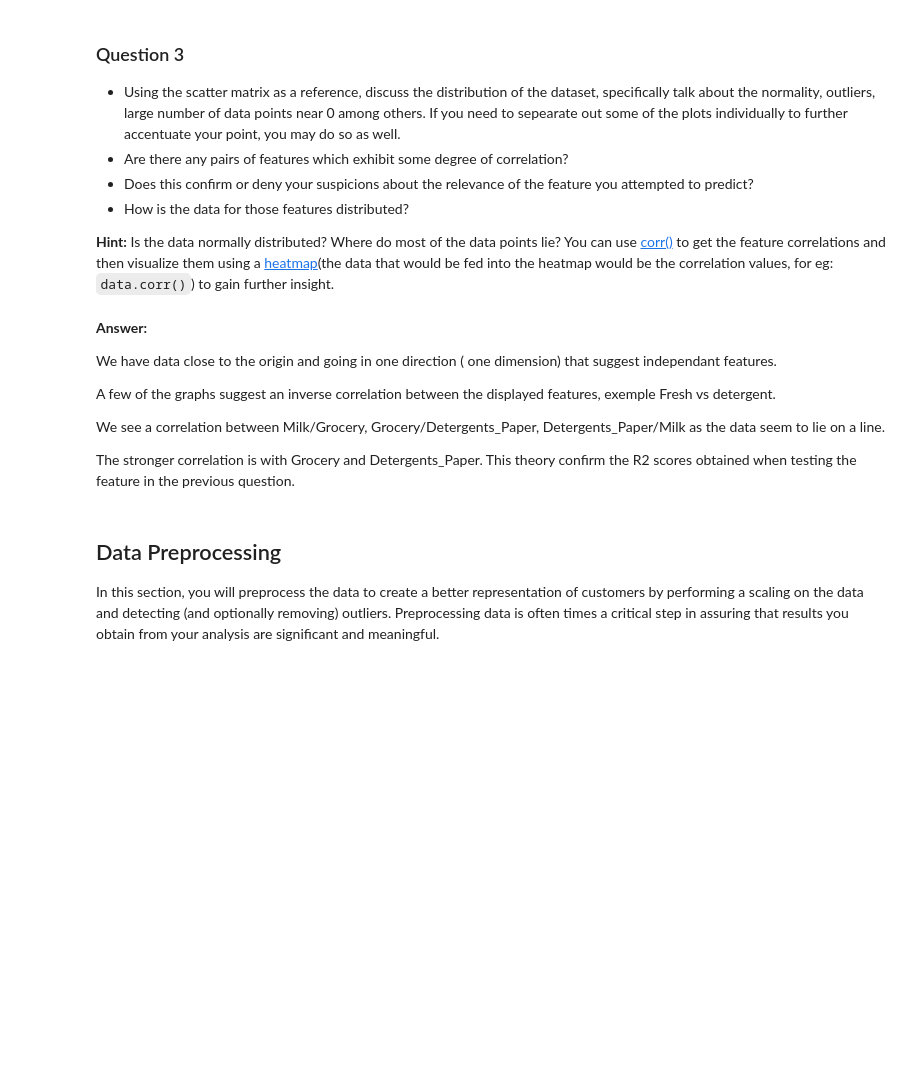
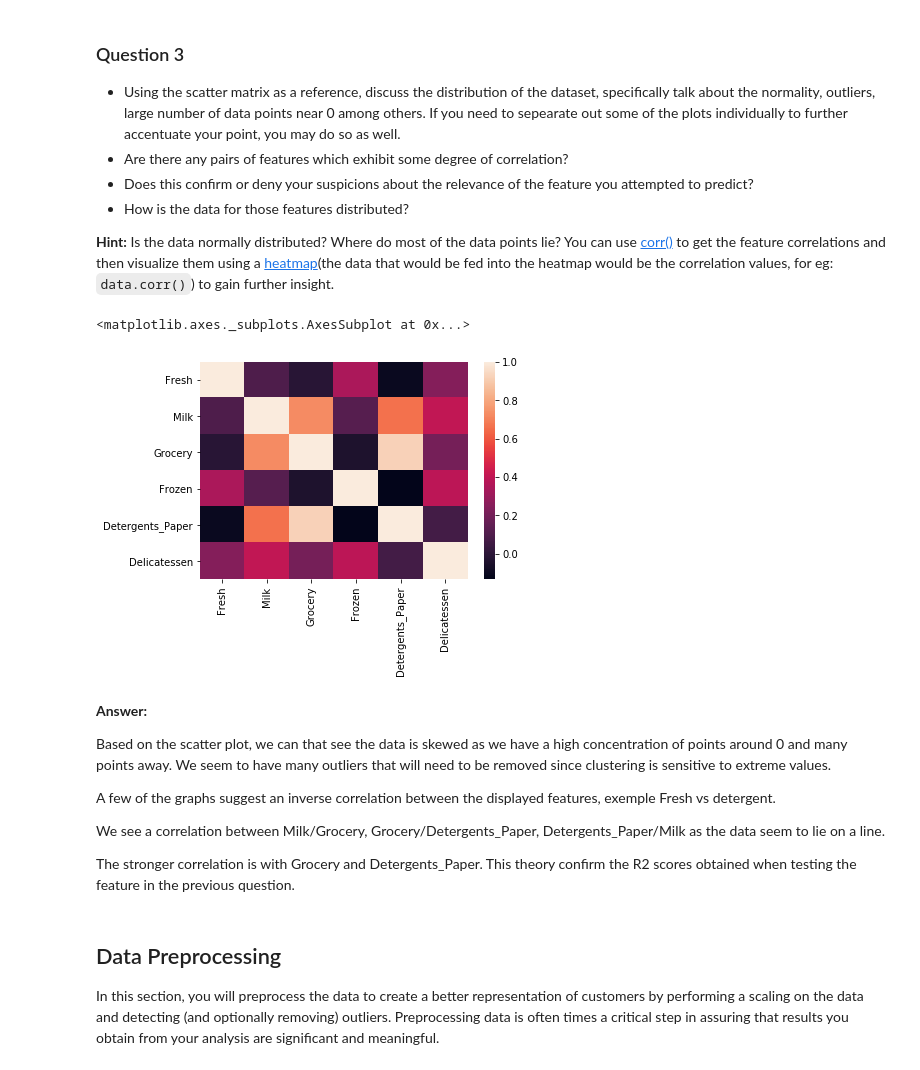
Before and after one commit to rkassana/machine-learning, a Jupyter notebook: projects/customer_segments/customer_segments.ipynb, the cells around one changed output. Cells and saved outputs as stored; diff of their text form; code cells hidden in the pictures; blank space fills up the shorter version.

```diff
--- a/projects/customer_segments/customer_segments.ipynb
+++ b/projects/customer_segments/customer_segments.ipynb
@@ -159,10 +159,16 @@ pd.scatter_matrix(data, alpha = 0.3, figsize = (14,8), diagonal = 'kde');
 * How is the data for those features distributed?
 
 **Hint:** Is the data normally distributed? Where do most of the data points lie? You can use [corr()](https://pandas.pydata.org/pandas-docs/stable/generated/pandas.DataFrame.corr.html) to get the feature correlations and then visualize them using a [heatmap](http://seaborn.pydata.org/generated/seaborn.heatmap.html)(the data that would be fed into the heatmap would be the correlation values, for eg: `data.corr()`) to gain further insight.
+# %%
+import seaborn as sns
+sns.heatmap(data.corr())
+# %% [output]
+<matplotlib.axes._subplots.AxesSubplot at 0x...>
+[figure, added]
 # %% [markdown]
 **Answer:**
 
-We have data close to the origin and going in one direction ( one dimension) that suggest independant features.
+Based on the scatter plot, we can that see the data is skewed as we have a high concentration of points around 0 and many points away. We seem to have many outliers that will need to be removed since clustering is sensitive to extreme values.
 
 A few of the graphs suggest an inverse correlation between the displayed features, exemple Fresh vs detergent.
 
```
Also changed, not shown: parts of 5 cells of this notebook, 1 other file.
